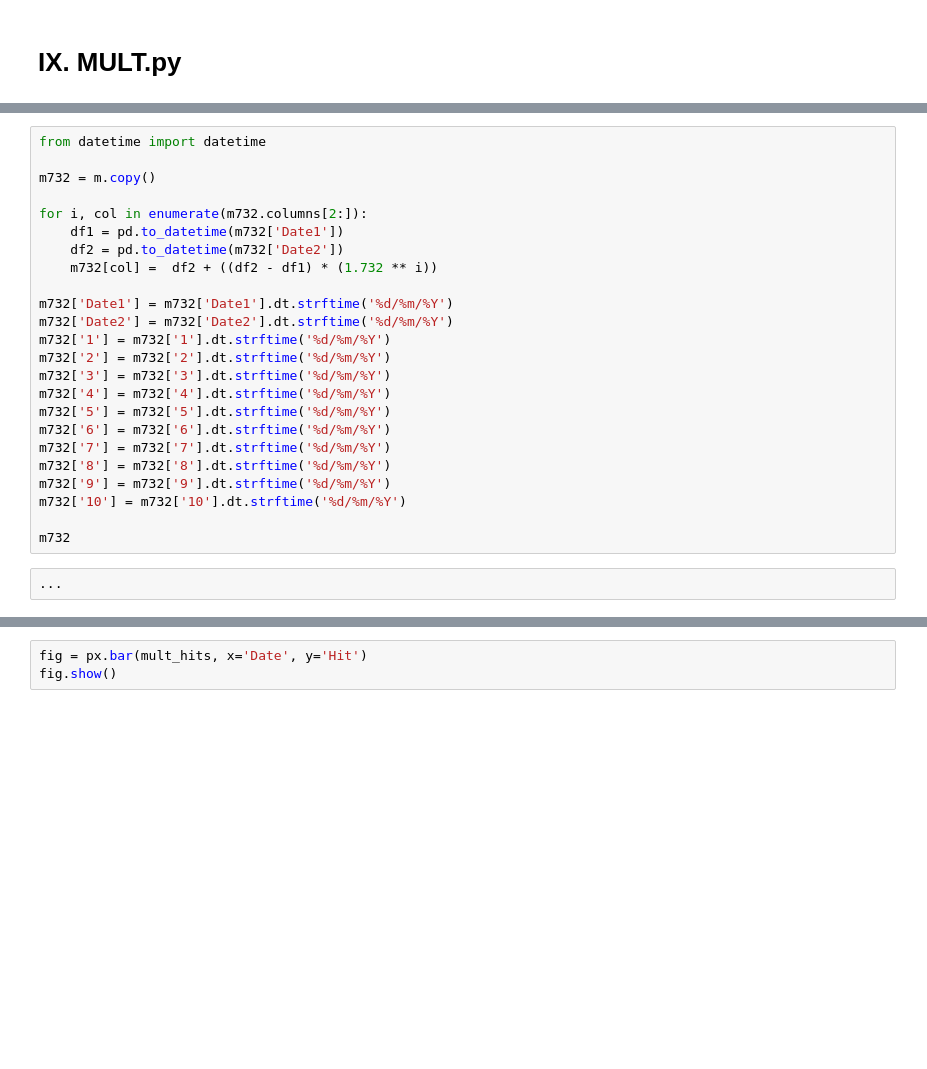
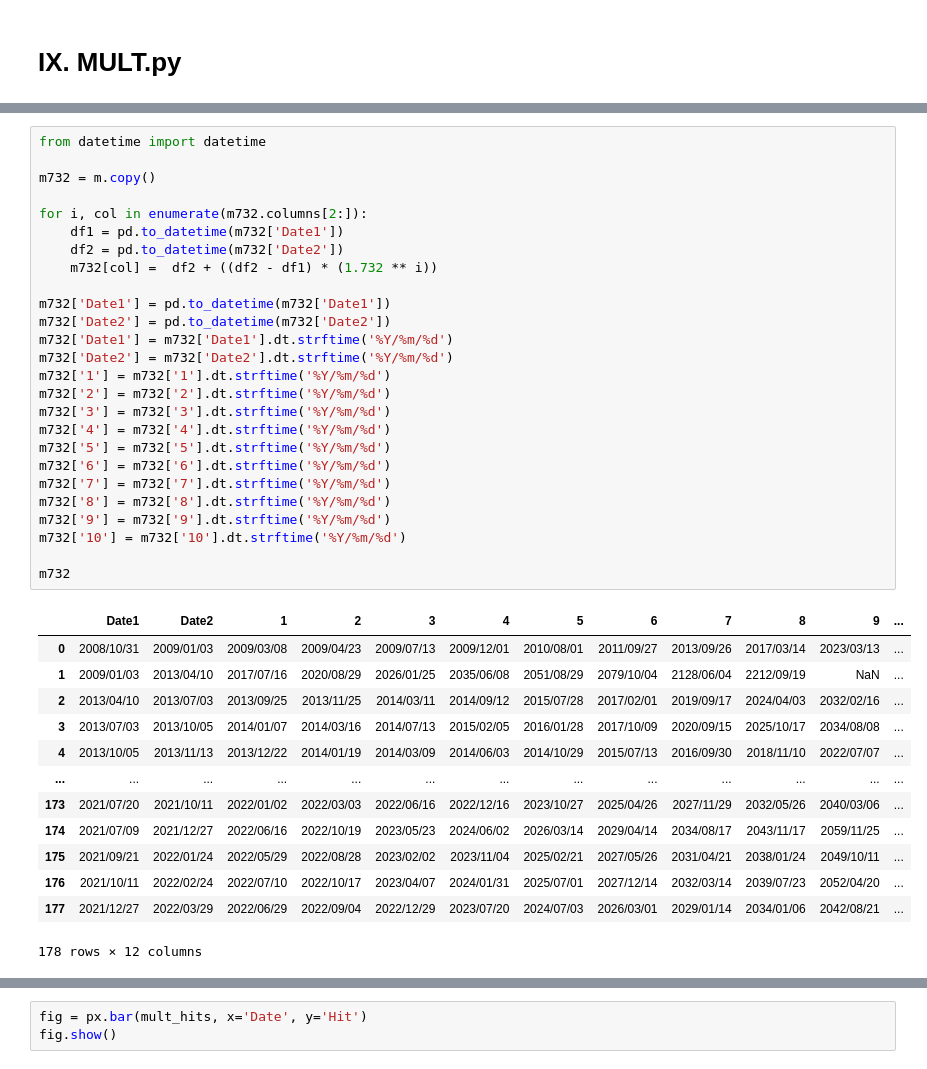
Before and after one commit to amirlehmam/MEMOIREPROPRE, a Jupyter notebook: PIPELINE.ipynb, the cells around one changed output, grey strips where cells are left out. Saved outputs shown, nothing was run; the diff lists cells and outputs as text; blank space fills up the shorter version.

```diff
--- a/PIPELINE.ipynb
+++ b/PIPELINE.ipynb
@@ -4528,29 +5147,43 @@ m414
 # %%
 from datetime import datetime
 
 m732 = m.copy()
 
 for i, col in enumerate(m732.columns[2:]):
     df1 = pd.to_datetime(m732['Date1'])
     df2 = pd.to_datetime(m732['Date2'])
     m732[col] =  df2 + ((df2 - df1) * (1.732 ** i))
 
-m732['Date1'] = m732['Date1'].dt.strftime('%d/%m/%Y')
-m732['Date2'] = m732['Date2'].dt.strftime('%d/%m/%Y')
-m732['1'] = m732['1'].dt.strftime('%d/%m/%Y')
-m732['2'] = m732['2'].dt.strftime('%d/%m/%Y')
-m732['3'] = m732['3'].dt.strftime('%d/%m/%Y')
-m732['4'] = m732['4'].dt.strftime('%d/%m/%Y')
-m732['5'] = m732['5'].dt.strftime('%d/%m/%Y')
-m732['6'] = m732['6'].dt.strftime('%d/%m/%Y')
-m732['7'] = m732['7'].dt.strftime('%d/%m/%Y')
-m732['8'] = m732['8'].dt.strftime('%d/%m/%Y')
-m732['9'] = m732['9'].dt.strftime('%d/%m/%Y')
-m732['10'] = m732['10'].dt.strftime('%d/%m/%Y')
+m732['Date1'] = pd.to_datetime(m732['Date1'])
+m732['Date2'] = pd.to_datetime(m732['Date2'])
+m732['Date1'] = m732['Date1'].dt.strftime('%Y/%m/%d')
+m732['Date2'] = m732['Date2'].dt.strftime('%Y/%m/%d')
+m732['1'] = m732['1'].dt.strftime('%Y/%m/%d')
+m732['2'] = m732['2'].dt.strftime('%Y/%m/%d')
+m732['3'] = m732['3'].dt.strftime('%Y/%m/%d')
+m732['4'] = m732['4'].dt.strftime('%Y/%m/%d')
+m732['5'] = m732['5'].dt.strftime('%Y/%m/%d')
+m732['6'] = m732['6'].dt.strftime('%Y/%m/%d')
+m732['7'] = m732['7'].dt.strftime('%Y/%m/%d')
+m732['8'] = m732['8'].dt.strftime('%Y/%m/%d')
+m732['9'] = m732['9'].dt.strftime('%Y/%m/%d')
+m732['10'] = m732['10'].dt.strftime('%Y/%m/%d')
 
 m732
+# %% [output]
+|  | Date1 | Date2 | 1 | 2 | 3 | 4 | 5 | 6 | 7 | 8 | 9 | ... |
+| 0 | 2008/10/31 | 2009/01/03 | 2009/03/08 | 2009/04/23 | 2009/07/13 | 2009/12/01 | 2010/08/01 | 2011/09/27 | 2013/09/26 | 2017/03/14 | 2023/03/13 | ... |
+| 1 | 2009/01/03 | 2013/04/10 | 2017/07/16 | 2020/08/29 | 2026/01/25 | 2035/06/08 | 2051/08/29 | 2079/10/04 | 2128/06/04 | 2212/09/19 | NaN | ... |
+| 2 | 2013/04/10 | 2013/07/03 | 2013/09/25 | 2013/11/25 | 2014/03/11 | 2014/09/12 | 2015/07/28 | 2017/02/01 | 2019/09/17 | 2024/04/03 | 2032/02/16 | ... |
+| 3 | 2013/07/03 | 2013/10/05 | 2014/01/07 | 2014/03/16 | 2014/07/13 | 2015/02/05 | 2016/01/28 | 2017/10/09 | 2020/09/15 | 2025/10/17 | 2034/08/08 | ... |
+| 4 | 2013/10/05 | 2013/11/13 | 2013/12/22 | 2014/01/19 | 2014/03/09 | 2014/06/03 | 2014/10/29 | 2015/07/13 | 2016/09/30 | 2018/11/10 | 2022/07/07 | ... |
+| ... | ... | ... | ... | ... | ... | ... | ... | ... | ... | ... | ... | ... |
+| 173 | 2021/07/20 | 2021/10/11 | 2022/01/02 | 2022/03/03 | 2022/06/16 | 2022/12/16 | 2023/10/27 | 2025/04/26 | 2027/11/29 | 2032/05/26 | 2040/03/06 | ... |
+| 174 | 2021/07/09 | 2021/12/27 | 2022/06/16 | 2022/10/19 | 2023/05/23 | 2024/06/02 | 2026/03/14 | 2029/04/14 | 2034/08/17 | 2043/11/17 | 2059/11/25 | ... |
+| 175 | 2021/09/21 | 2022/01/24 | 2022/05/29 | 2022/08/28 | 2023/02/02 | 2023/11/04 | 2025/02/21 | 2027/05/26 | 2031/04/21 | 2038/01/24 | 2049/10/11 | ... |
+| 176 | 2021/10/11 | 2022/02/24 | 2022/07/10 | 2022/10/17 | 2023/04/07 | 2024/01/31 | 2025/07/01 | 2027/12/14 | 2032/03/14 | 2039/07/23 | 2052/04/20 | ... |
+| 177 | 2021/12/27 | 2022/03/29 | 2022/06/29 | 2022/09/04 | 2022/12/29 | 2023/07/20 | 2024/07/03 | 2026/03/01 | 2029/01/14 | 2034/01/06 | 2042/08/21 | ... |
+178 rows × 12 columns
-# %%
-...
 # %%
 multi = pd.concat([m618, m414, m732])
 
```
Also changed, not shown: parts of 99 cells of this notebook.
